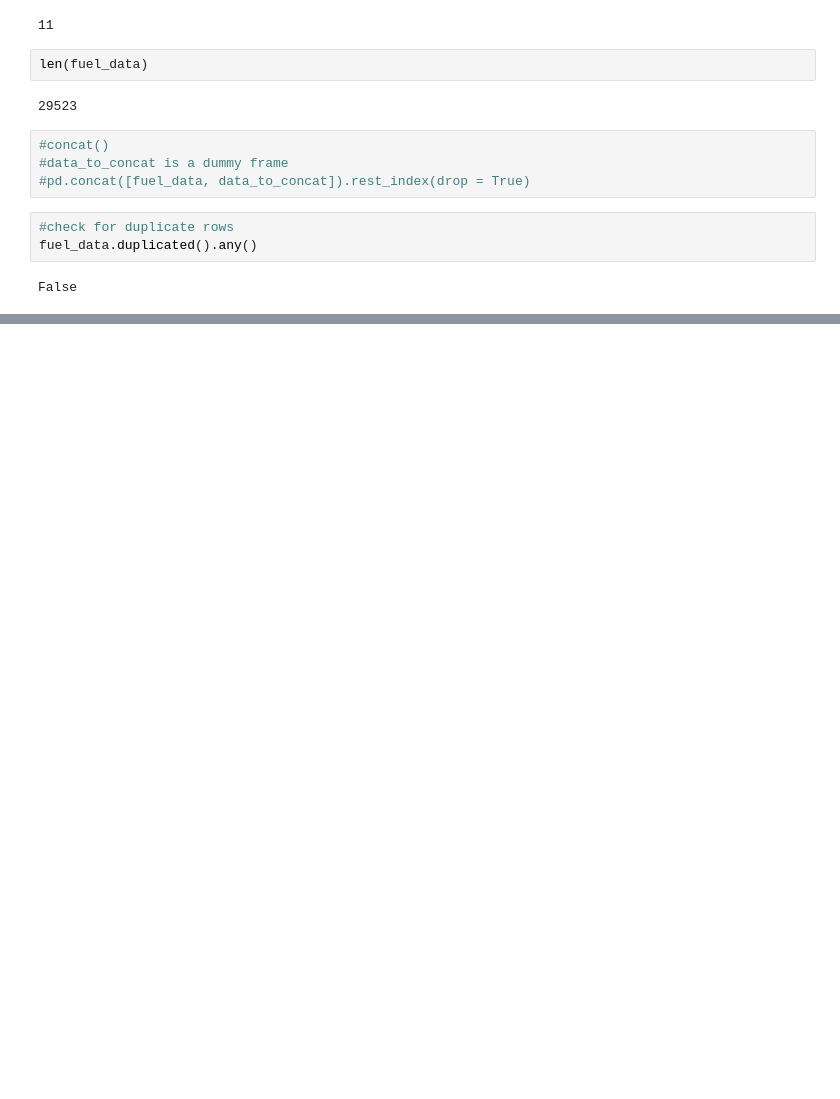
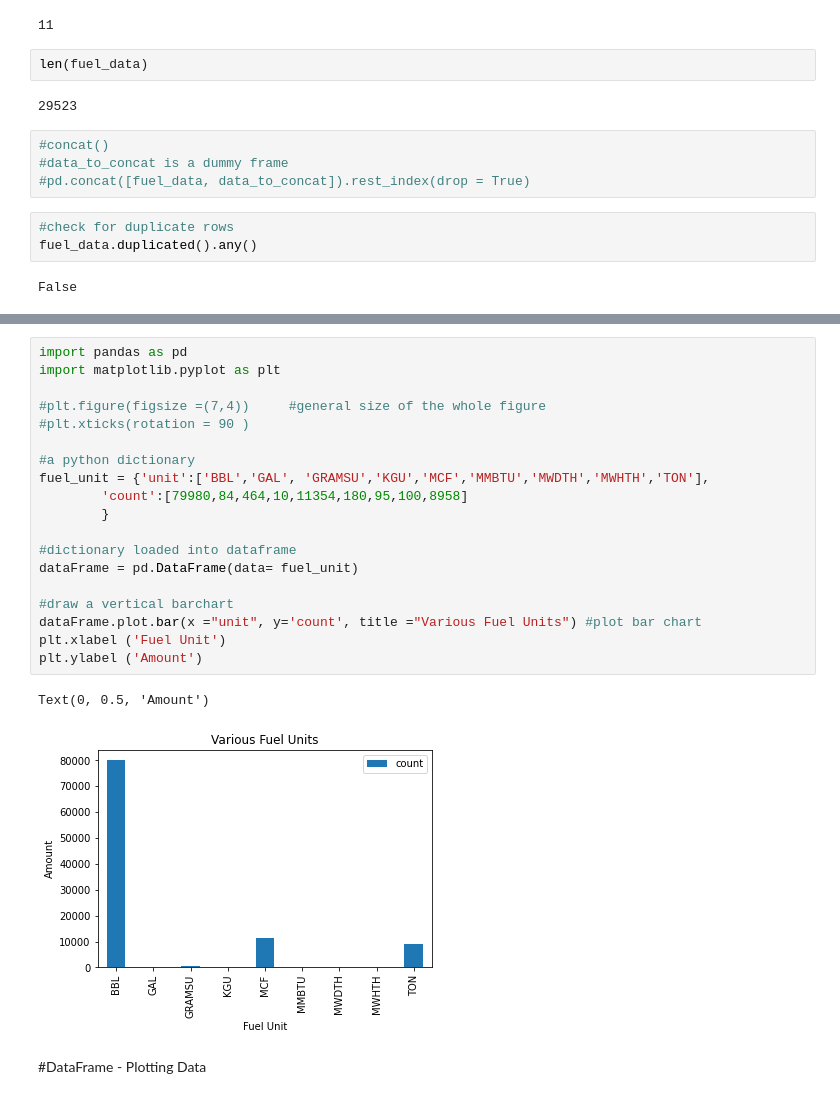
Before and after one commit to Njeri-Gitome/DS_Track, a Jupyter notebook: Data_Types_&_Data_Wrangling.ipynb, the cells around one changed output, grey strips where cells are left out. Cells and saved outputs as stored; diff of their text form; blank space fills up the shorter version.

Commit message:
Data Visualization

```diff
--- a/Data_Types_&_Data_Wrangling.ipynb
+++ b/Data_Types_&_Data_Wrangling.ipynb
@@ -234,0 +246,24 @@ False
+# %%
+import pandas as pd
+import matplotlib.pyplot as plt
+
+#plt.figure(figsize =(7,4))     #general size of the whole figure
+#plt.xticks(rotation = 90 )
+
+#a python dictionary
+fuel_unit = {'unit':['BBL','GAL', 'GRAMSU','KGU','MCF','MMBTU','MWDTH','MWHTH','TON'],
+        'count':[79980,84,464,10,11354,180,95,100,8958]
+        }
+
+#dictionary loaded into dataframe
+dataFrame = pd.DataFrame(data= fuel_unit)
+
+#draw a vertical barchart
+dataFrame.plot.bar(x ="unit", y='count', title ="Various Fuel Units") #plot bar chart
+plt.xlabel ('Fuel Unit')
+plt.ylabel ('Amount')
+# %% [output]
+Text(0, 0.5, 'Amount')
+[figure, added]
+# %% [markdown]
+#DataFrame - Plotting Data
```
Also changed, not shown: parts of 2 cells of this notebook.
